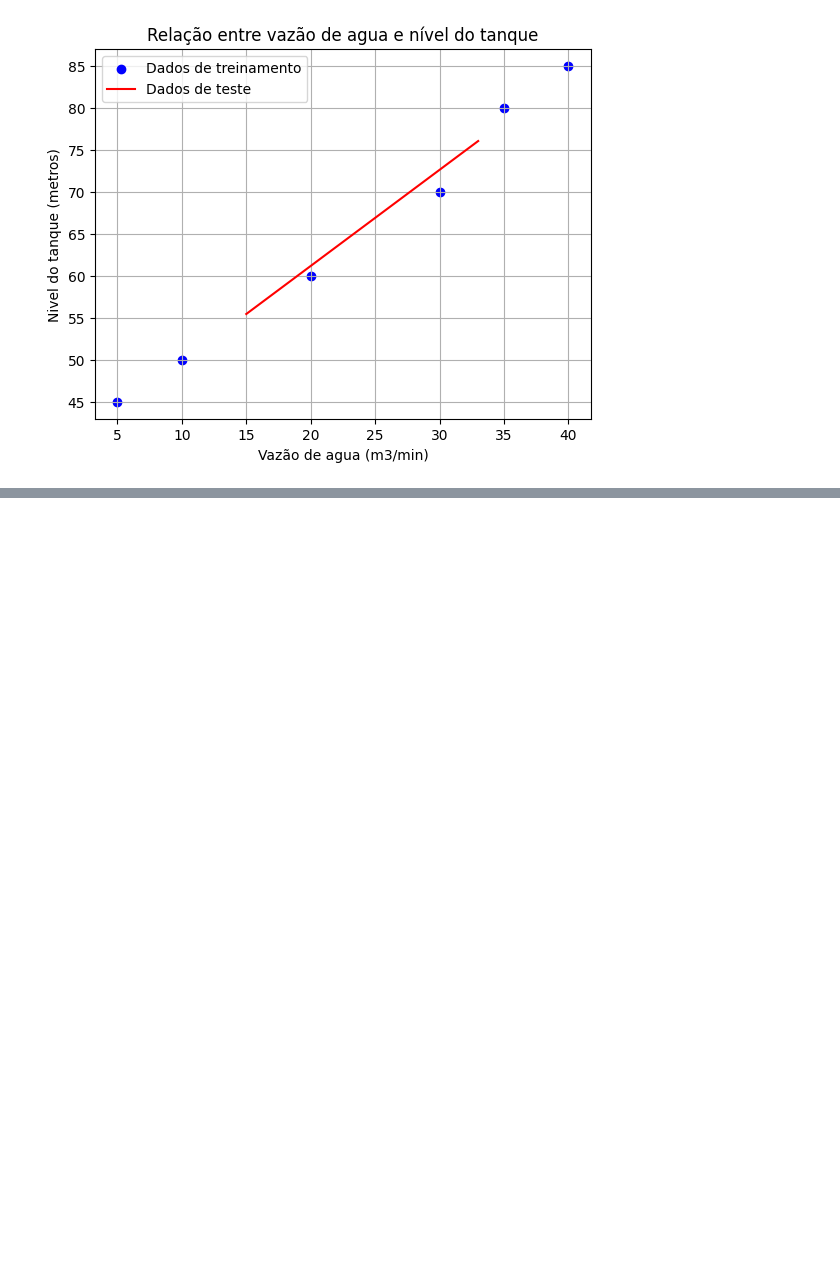
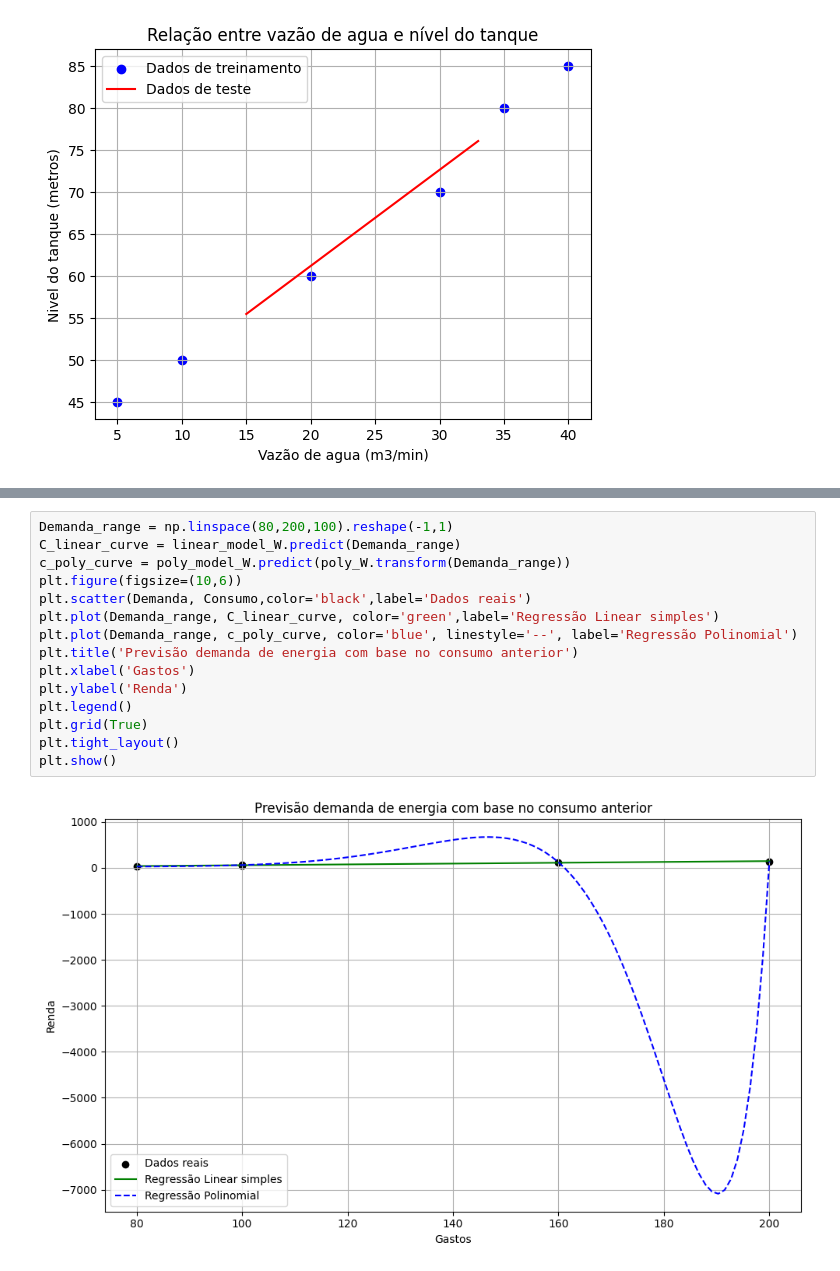
Before and after one commit to danil0m4cr1/IABD, a Jupyter notebook: Aula 7/codigo.ipynb, the cells around one changed output, grey strips where cells are left out. Drawn from its saved outputs; the diff is of its cells as text; blank space fills up the shorter version.

```diff
--- a/Aula 7/codigo.ipynb
+++ b/Aula 7/codigo.ipynb
@@ -73,0 +218,17 @@ Vazao: 33m3/min - Nivel previsto: 76.0593220338983metros
+# %%
+Demanda_range = np.linspace(80,200,100).reshape(-1,1)
+C_linear_curve = linear_model_W.predict(Demanda_range)
+c_poly_curve = poly_model_W.predict(poly_W.transform(Demanda_range))
+plt.figure(figsize=(10,6))
+plt.scatter(Demanda, Consumo,color='black',label='Dados reais')
+plt.plot(Demanda_range, C_linear_curve, color='green',label='Regressão Linear simples')
+plt.plot(Demanda_range, c_poly_curve, color='blue', linestyle='--', label='Regressão Polinomial')
+plt.title('Previsão demanda de energia com base no consumo anterior')
+plt.xlabel('Gastos')
+plt.ylabel('Renda')
+plt.legend()
+plt.grid(True)
+plt.tight_layout()
+plt.show()
+# %% [output]
+[figure, added]
```
Also changed, not shown: parts of 14 cells of this notebook.
